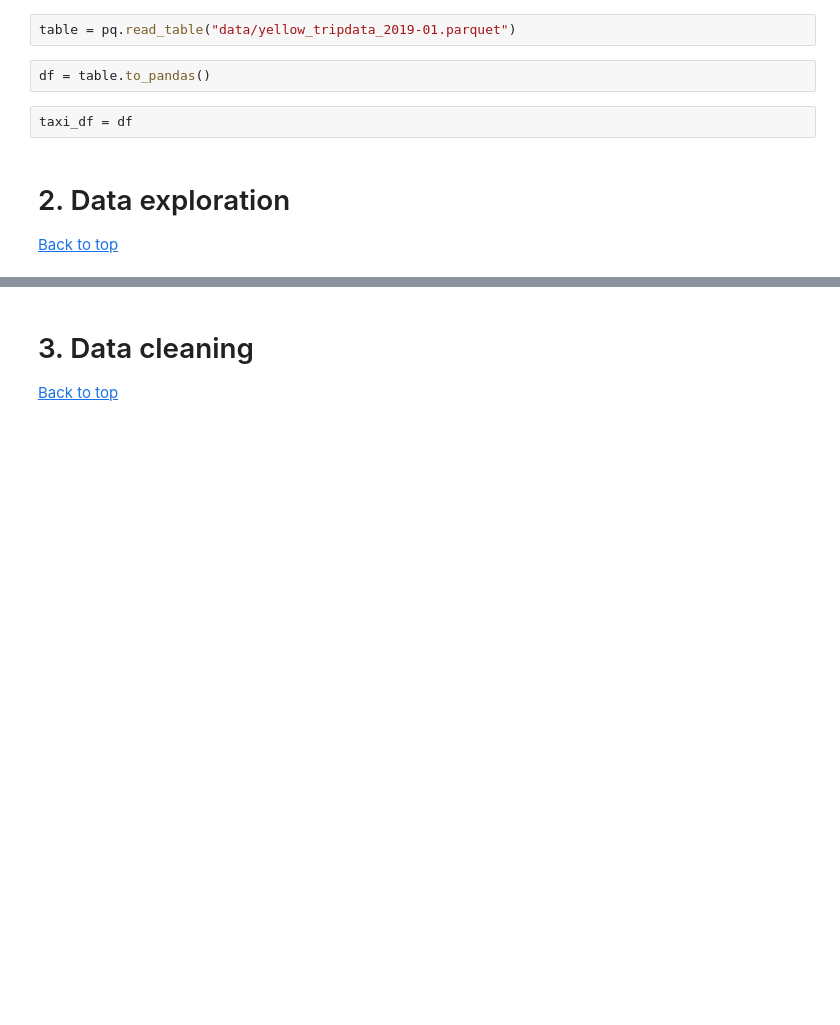
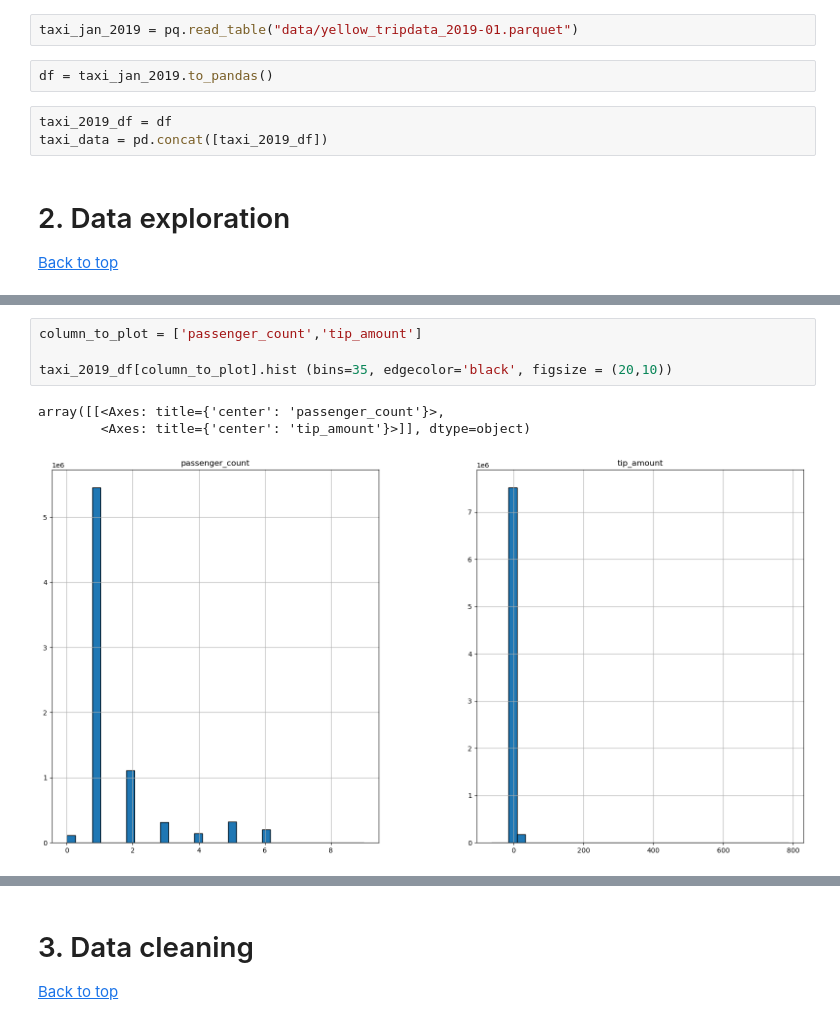
Before and after one commit to GeePanosian/New-York-Taxi-Analysis, a Jupyter notebook: Module 2 - New York Taxi Analysis.ipynb, the cells around one changed output, grey strips where cells are left out. Saved outputs shown, nothing was run; the diff lists cells and outputs as text; blank space fills up the shorter version.

```diff
--- a/Module 2 - New York Taxi Analysis.ipynb
+++ b/Module 2 - New York Taxi Analysis.ipynb
@@ -27,11 +28,12 @@ import pyarrow.parquet as pq
 # 1. Import data <a id='import_data'></a>
 [Back to top](#table_of_contents)
 # %%
-table = pq.read_table("data/yellow_tripdata_2019-01.parquet")
+taxi_jan_2019 = pq.read_table("data/yellow_tripdata_2019-01.parquet")
 # %%
-df = table.to_pandas()
+df = taxi_jan_2019.to_pandas()
 # %%
-taxi_df = df
+taxi_2019_df = df
+taxi_data = pd.concat([taxi_2019_df])
 # %% [markdown]
 # 2. Data exploration <a id='data_exploration'></a>
 [Back to top](#table_of_contents)
@@ -50,0 +194,8 @@ taxi_df.shape
+# %%
+column_to_plot = ['passenger_count','tip_amount']
+
+taxi_2019_df[column_to_plot].hist (bins=35, edgecolor='black', figsize = (20,10))
+# %% [output]
+array([[<Axes: title={'center': 'passenger_count'}>,
+        <Axes: title={'center': 'tip_amount'}>]], dtype=object)
+[figure, added]
```
Also changed, not shown: parts of 27 cells of this notebook.
